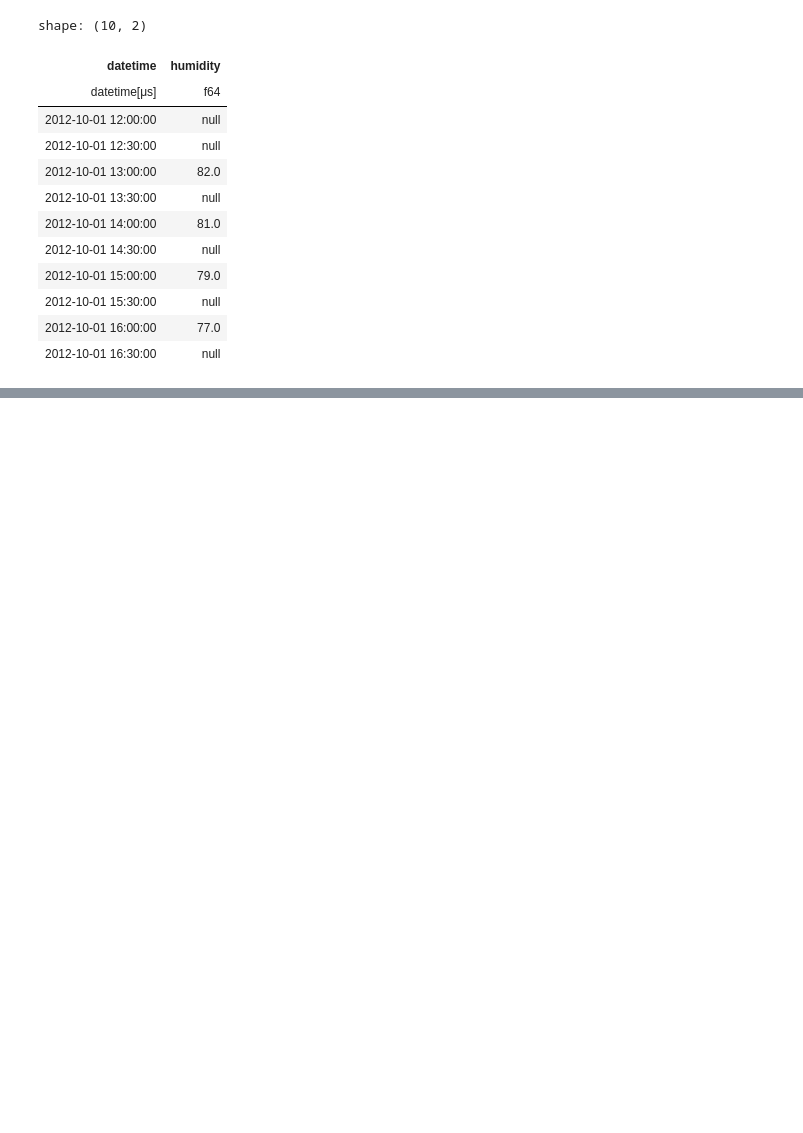
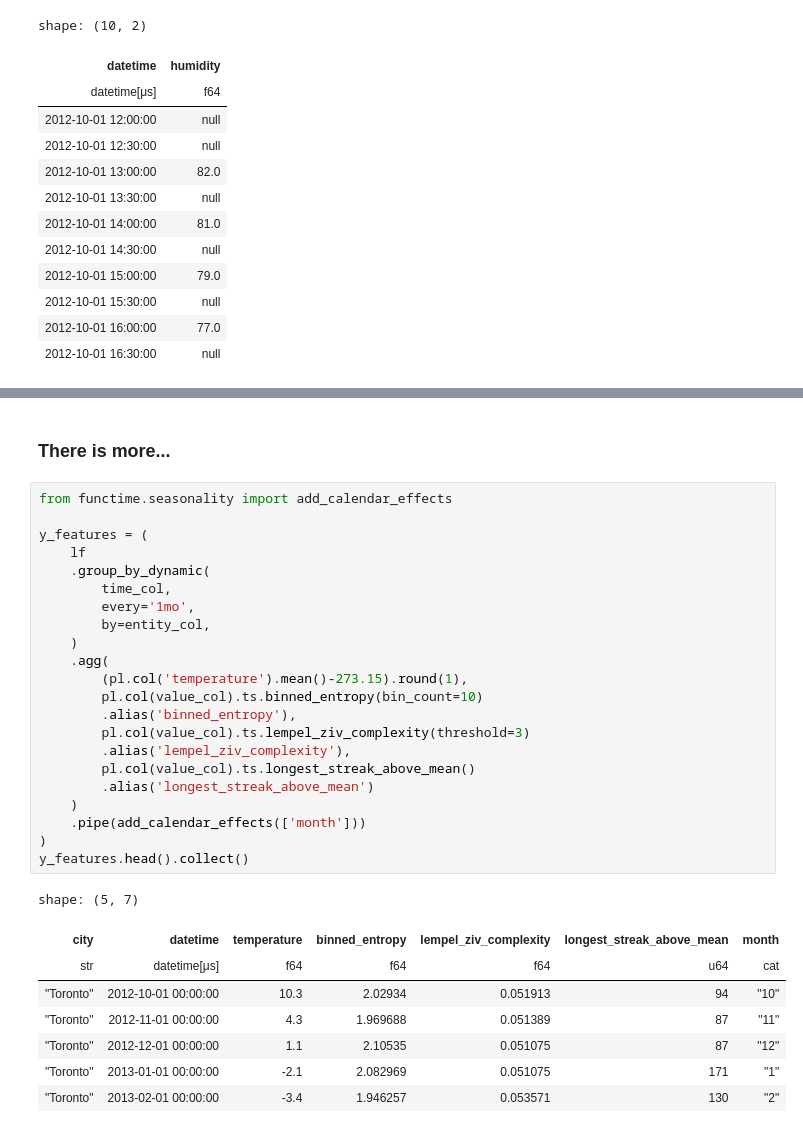
Before and after one commit to PacktPublishing/Polars-Cookbook, a Jupyter notebook: Chapter09/ch09.ipynb, the cells around one changed output, grey strips where cells are left out. Cells and saved outputs as stored; diff of their text form; blank space fills up the shorter version.

```diff
--- a/Chapter09/ch09.ipynb
+++ b/Chapter09/ch09.ipynb
@@ -583,0 +770,33 @@ shape: (10, 2)
+# %% [markdown]
+### There is more...
+# %%
+from functime.seasonality import add_calendar_effects
+
+y_features = (
+    lf
+    .group_by_dynamic(
+        time_col,
+        every='1mo',
+        by=entity_col,
+    )
+    .agg(
+        (pl.col('temperature').mean()-273.15).round(1),
+        pl.col(value_col).ts.binned_entropy(bin_count=10)
+        .alias('binned_entropy'),
+        pl.col(value_col).ts.lempel_ziv_complexity(threshold=3)
+        .alias('lempel_ziv_complexity'),
+        pl.col(value_col).ts.longest_streak_above_mean()
+        .alias('longest_streak_above_mean')
+    )
+    .pipe(add_calendar_effects(['month']))
+)
+y_features.head().collect()
+# %% [output]
+shape: (5, 7)
+| city | datetime | temperature | binned_entropy | lempel_ziv_complexity | longest_streak_above_mean | month |
+| str | datetime[μs] | f64 | f64 | f64 | u64 | cat |
+| "Toronto" | 2012-10-01 00:00:00 | 10.3 | 2.02934 | 0.051913 | 94 | "10" |
+| "Toronto" | 2012-11-01 00:00:00 | 4.3 | 1.969688 | 0.051389 | 87 | "11" |
+| "Toronto" | 2012-12-01 00:00:00 | 1.1 | 2.10535 | 0.051075 | 87 | "12" |
+| "Toronto" | 2013-01-01 00:00:00 | -2.1 | 2.082969 | 0.051075 | 171 | "1" |
+| "Toronto" | 2013-02-01 00:00:00 | -3.4 | 1.946257 | 0.053571 | 130 | "2" |
```
Also changed, not shown: parts of 17 cells of this notebook.
